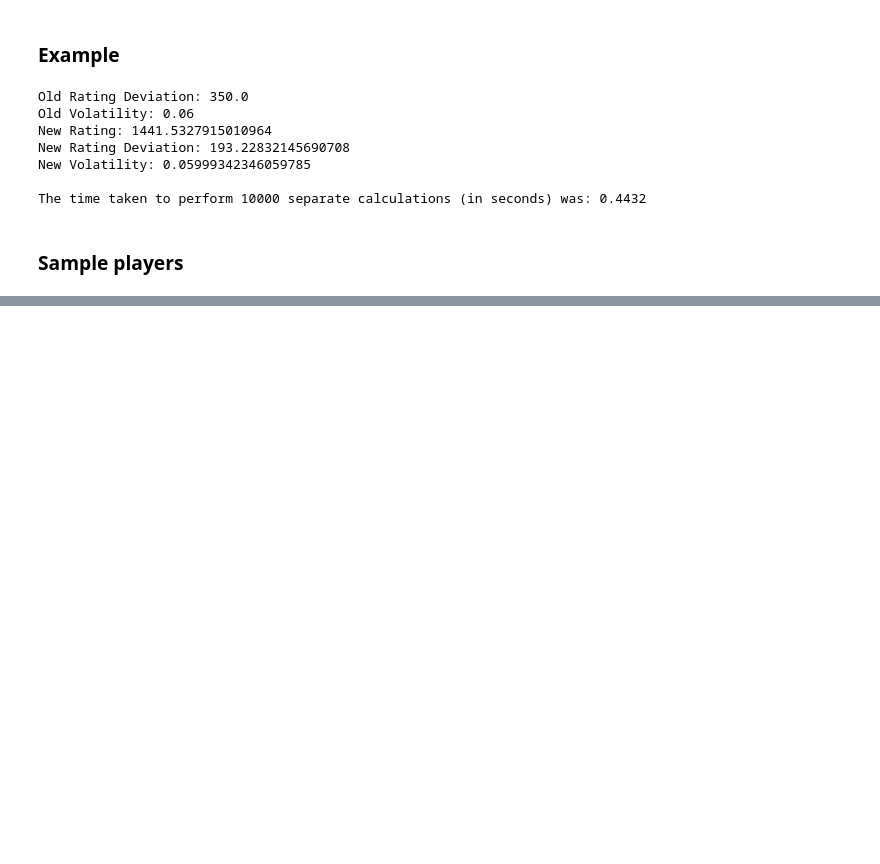
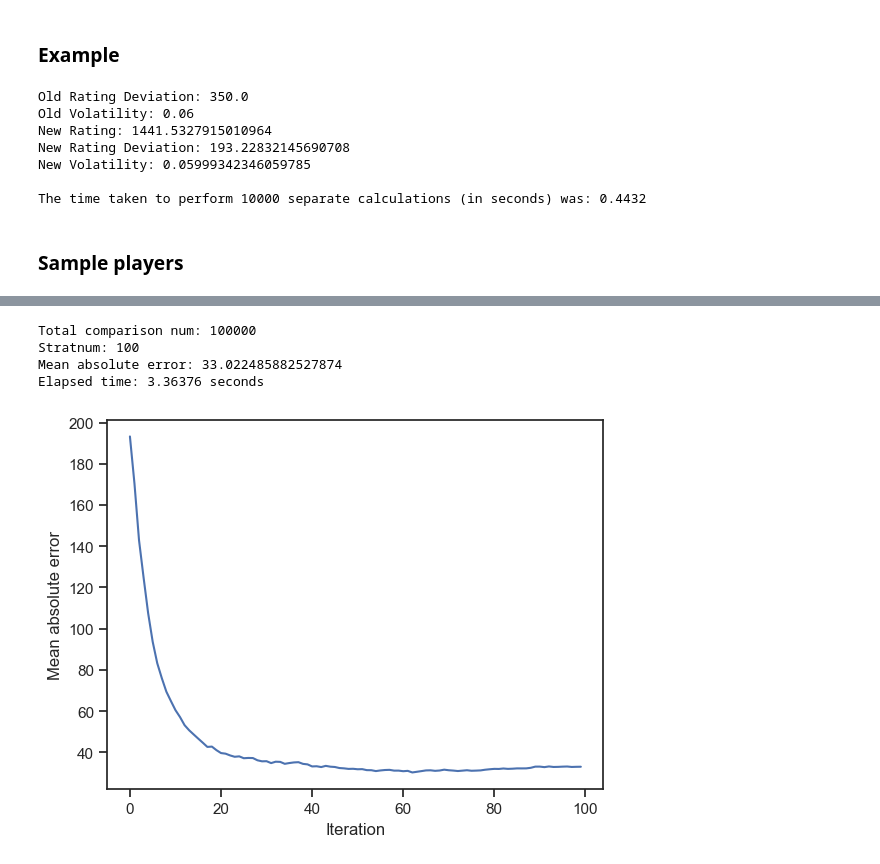
Before and after one commit to jchoi92k/pairwise_ranking, a Jupyter notebook: glicko_try.ipynb, the cells around one changed output, grey strips where cells are left out. Cells and saved outputs as stored; diff of their text form; code cells hidden in the pictures; blank space fills up the shorter version.

```diff
--- a/glicko_try.ipynb
+++ b/glicko_try.ipynb
@@ -144,0 +245,8 @@ Elapsed time: 3.20042 seconds
+# %%
+glickres100 = glicko_test(text_n=1000, s=s, total_participants=1000, comparison_per_participant=100, stratnum=100, inddif=150)
+# %% [output]
+Total comparison num: 100000
+Stratnum: 100
+Mean absolute error: 33.022485882527874
+Elapsed time: 3.36376 seconds
+[figure, added]
```
Also changed, not shown: parts of 23 cells of this notebook.
